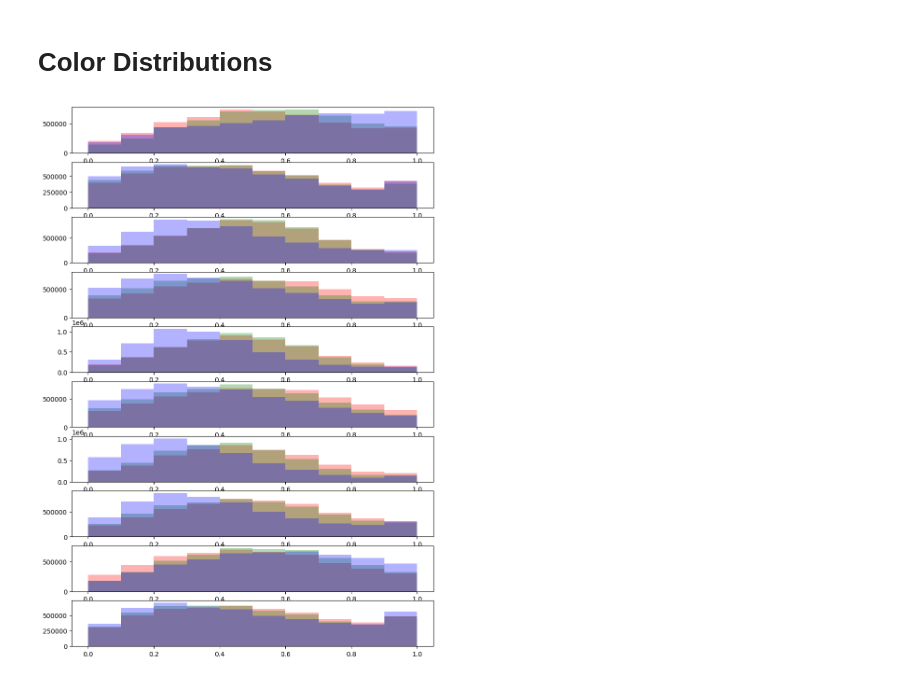
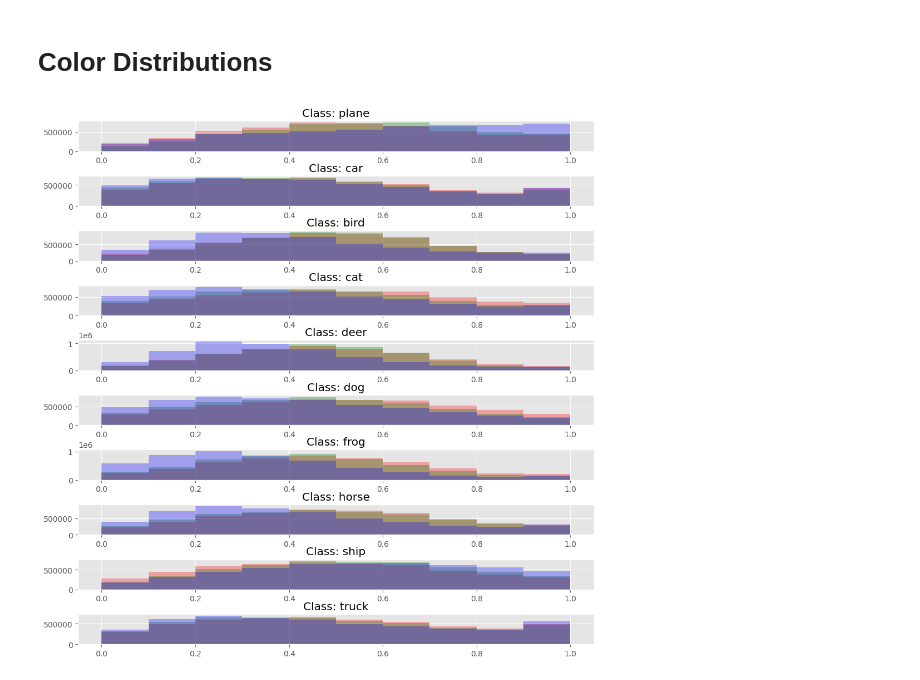
Before and after one commit to Maple-Lazuli/cifar-10, a Jupyter notebook: notebooks/Loading Cifar-10 Images.ipynb, the cells around one changed output. Drawn from its saved outputs; the diff is of its cells as text; code cells hidden in the pictures.

```diff
--- a/notebooks/Loading Cifar-10 Images.ipynb
+++ b/notebooks/Loading Cifar-10 Images.ipynb
@@ -9,6 +9,7 @@ import matplotlib.pyplot as plt
 import numpy as np
 import scipy.stats as stats
 import math
+plt.style.use('ggplot')
 # %% [markdown]
 # Background
 # %% [markdown]
@@ -98,11 +99,13 @@ for image, label in trainloader:
 # %%
-fig, axs = plt.subplots(10, 1, figsize=(10, 15))
+fig, axs = plt.subplots(10, 1, figsize=(10, 10))
+fig.tight_layout()
 for idx, ax in enumerate(axs):
     red = colors[idx]['red'].flatten()
     ax.hist(red, color = 'red', alpha = 0.3, bins = 10)
     greeen = colors[idx]['green'].flatten()
     ax.hist(greeen, color = 'green', alpha = 0.3, bins = 10)
     blue = colors[idx]['blue'].flatten()
     ax.hist(blue, color = 'blue', alpha = 0.3, bins = 10)
+    ax.set_title(f"Class: {classes[idx]}")
 # %% [output]
-[figure, old version]
+[figure, new version]
```
Also changed, not shown: parts of 2 cells of this notebook, 26 other files.
